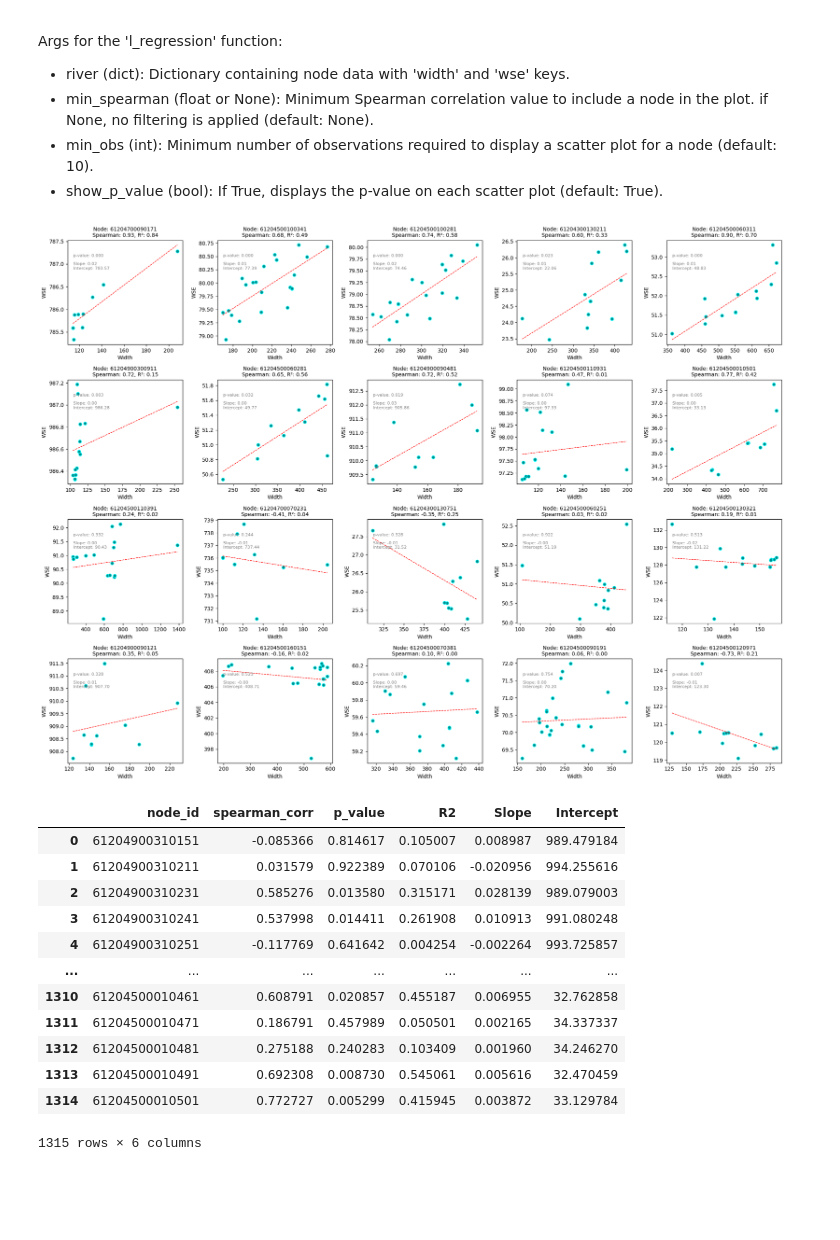
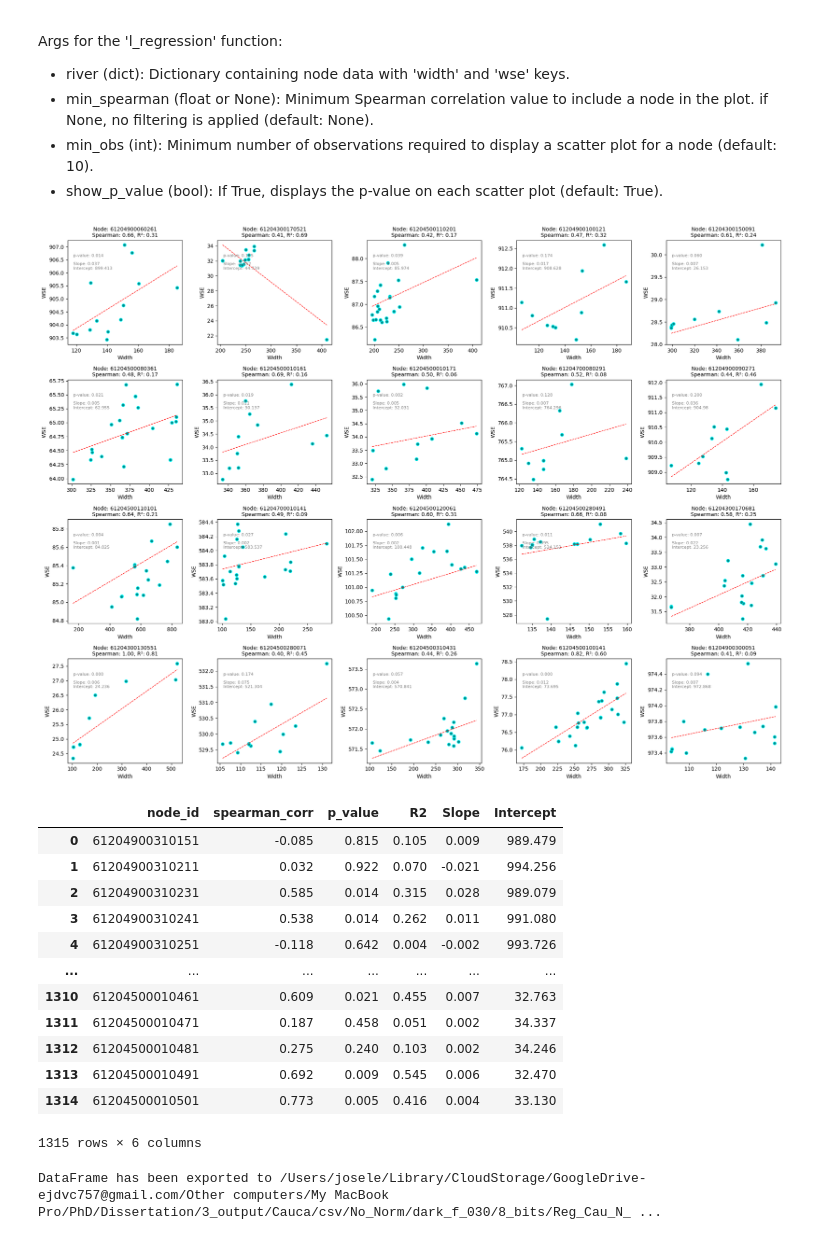
Before and after one commit to jdavecas/Hipsometric-curves, a Jupyter notebook: Regressions.ipynb, the cells around one changed output. Saved outputs shown, nothing was run; the diff lists cells and outputs as text; code cells hidden in the pictures; blank space fills up the shorter version.

Commit message:
Changes on regression function

```diff
--- a/Regressions.ipynb
+++ b/Regressions.ipynb
@@ -24,28 +24,30 @@ Args for the 'l_regression' function:
  * show_p_value (bool): If True, displays the p-value on each scatter plot (default: True).
 # %%
 ################## 1. Linear Regression ##################
-linear_reg = l_regression(River_dict, min_spearman=None, min_obs=10, show_p_value=True)
+linear_reg = l_regression(River_dict, min_spearman=0.4, min_obs=10, show_p_value=True)
 # %% [output]
-[figure, old version]
+[figure, new version]
 # %%
 linear_reg.rename(columns={'Node': 'node_id','Spearman': 'spearman_corr'}, inplace=True)
 linear_reg
 # %% [output]
 |  | node_id | spearman_corr | p_value | R2 | Slope | Intercept |
-| 0 | 61204900310151 | -0.085366 | 0.814617 | 0.105007 | 0.008987 | 989.479184 |
-| 1 | 61204900310211 | 0.031579 | 0.922389 | 0.070106 | -0.020956 | 994.255616 |
-| 2 | 61204900310231 | 0.585276 | 0.013580 | 0.315171 | 0.028139 | 989.079003 |
-| 3 | 61204900310241 | 0.537998 | 0.014411 | 0.261908 | 0.010913 | 991.080248 |
-| 4 | 61204900310251 | -0.117769 | 0.641642 | 0.004254 | -0.002264 | 993.725857 |
+| 0 | 61204900310151 | -0.085 | 0.815 | 0.105 | 0.009 | 989.479 |
+| 1 | 61204900310211 | 0.032 | 0.922 | 0.070 | -0.021 | 994.256 |
+| 2 | 61204900310231 | 0.585 | 0.014 | 0.315 | 0.028 | 989.079 |
+| 3 | 61204900310241 | 0.538 | 0.014 | 0.262 | 0.011 | 991.080 |
+| 4 | 61204900310251 | -0.118 | 0.642 | 0.004 | -0.002 | 993.726 |
 | ... | ... | ... | ... | ... | ... | ... |
-| 1310 | 61204500010461 | 0.608791 | 0.020857 | 0.455187 | 0.006955 | 32.762858 |
-| 1311 | 61204500010471 | 0.186791 | 0.457989 | 0.050501 | 0.002165 | 34.337337 |
-| 1312 | 61204500010481 | 0.275188 | 0.240283 | 0.103409 | 0.001960 | 34.246270 |
-| 1313 | 61204500010491 | 0.692308 | 0.008730 | 0.545061 | 0.005616 | 32.470459 |
-| 1314 | 61204500010501 | 0.772727 | 0.005299 | 0.415945 | 0.003872 | 33.129784 |
+| 1310 | 61204500010461 | 0.609 | 0.021 | 0.455 | 0.007 | 32.763 |
+| 1311 | 61204500010471 | 0.187 | 0.458 | 0.051 | 0.002 | 34.337 |
+| 1312 | 61204500010481 | 0.275 | 0.240 | 0.103 | 0.002 | 34.246 |
+| 1313 | 61204500010491 | 0.692 | 0.009 | 0.545 | 0.006 | 32.470 |
+| 1314 | 61204500010501 | 0.773 | 0.005 | 0.416 | 0.004 | 33.130 |
 1315 rows × 6 columns
 # %%
 export_dataframe(linear_reg,is_geodataframe=False)
+# %% [output]
+DataFrame has been exported to /Users/josele/Library/CloudStorage/GoogleDrive-ejdvc757@gmail.com/Other computers/My MacBook Pro/PhD/Dissertation/3_output/Cauca/csv/No_Norm/dark_f_030/8_bits/Reg_Cau_N_ ...
 # %%
 river_gpkg = call_file()
 # %%
```
Also changed, not shown: parts of 5 cells of this notebook, 1 other file.
